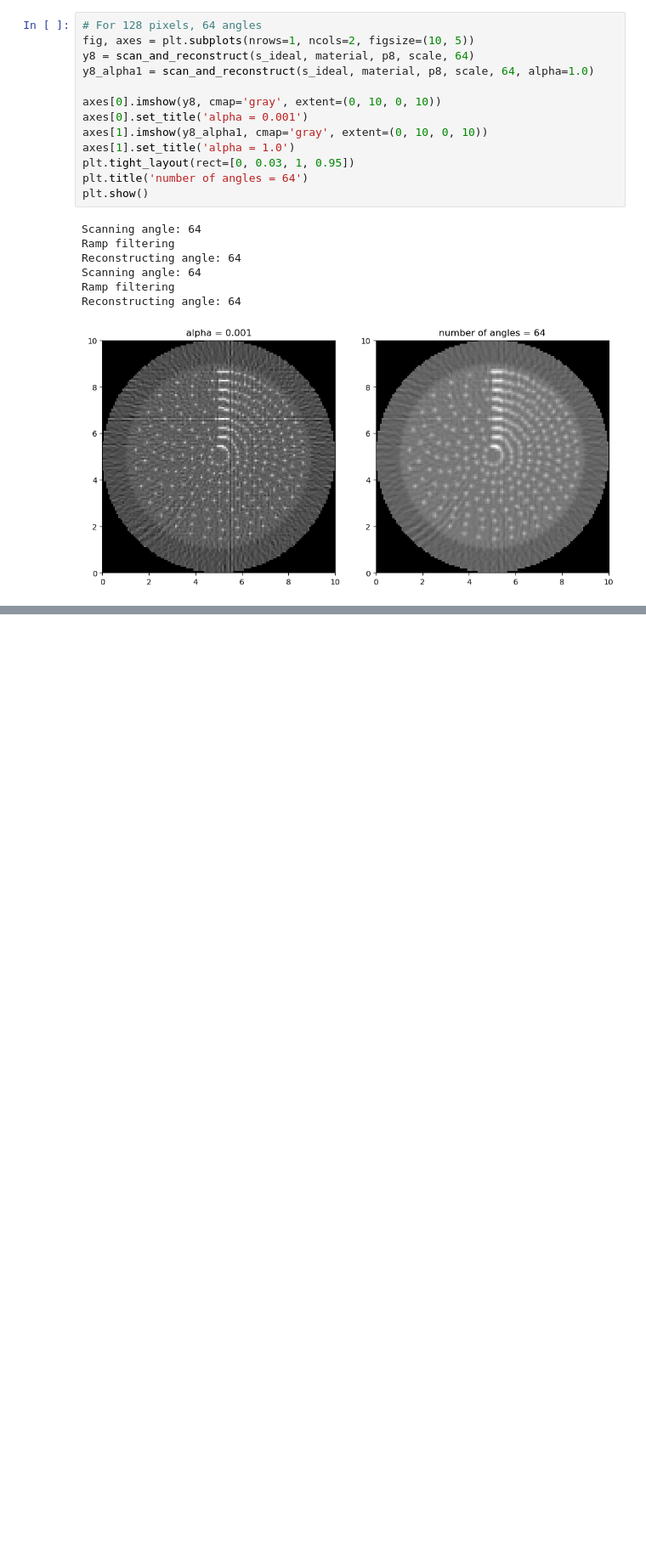
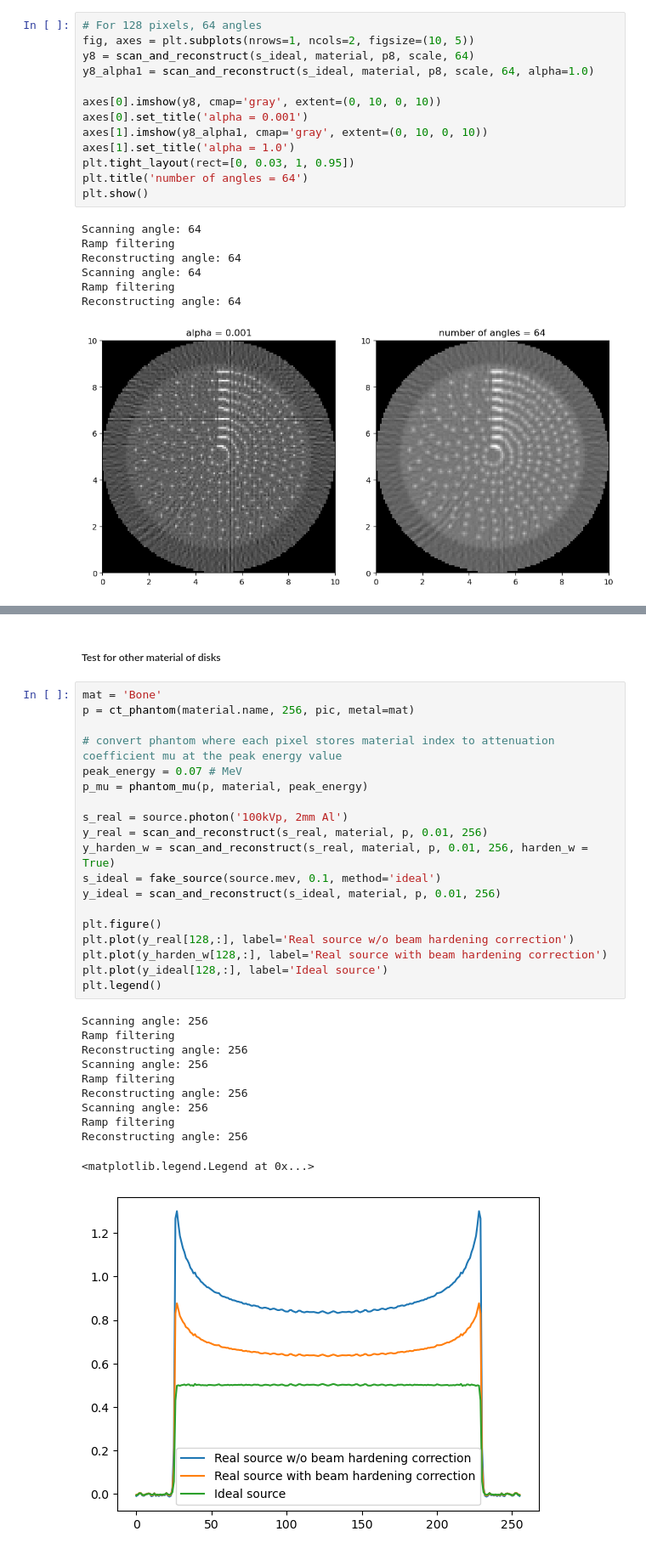
Before and after one commit to SunnyRT/GG2_CT_reconstruction, a Jupyter notebook: exp_rt.ipynb, the cells around one changed output, grey strips where cells are left out. Shown at 85% size. Drawn from its saved outputs; the diff is of its cells as text; blank space fills up the shorter version.

```diff
--- a/exp_rt.ipynb
+++ b/exp_rt.ipynb
@@ -701,0 +746,33 @@ Reconstructing angle: 64
+# %% [markdown]
+##### Test for other material of disks
+# %%
+mat = 'Bone'
+p = ct_phantom(material.name, 256, pic, metal=mat)
+
+# convert phantom where each pixel stores material index to attenuation coefficient mu at the peak energy value
+peak_energy = 0.07 # MeV
+p_mu = phantom_mu(p, material, peak_energy)
+
+s_real = source.photon('100kVp, 2mm Al')
+y_real = scan_and_reconstruct(s_real, material, p, 0.01, 256)
+y_harden_w = scan_and_reconstruct(s_real, material, p, 0.01, 256, harden_w = True)
+s_ideal = fake_source(source.mev, 0.1, method='ideal')
+y_ideal = scan_and_reconstruct(s_ideal, material, p, 0.01, 256)
+
+plt.figure()
+plt.plot(y_real[128,:], label='Real source w/o beam hardening correction')
+plt.plot(y_harden_w[128,:], label='Real source with beam hardening correction')
+plt.plot(y_ideal[128,:], label='Ideal source')
+plt.legend()
+# %% [output]
+Scanning angle: 256
+Ramp filtering
+Reconstructing angle: 256
+Scanning angle: 256
+Ramp filtering
+Reconstructing angle: 256
+Scanning angle: 256
+Ramp filtering
+Reconstructing angle: 256
+<matplotlib.legend.Legend at 0x...>
+[figure, added]
```
Also changed, not shown: parts of 6 cells of this notebook.
